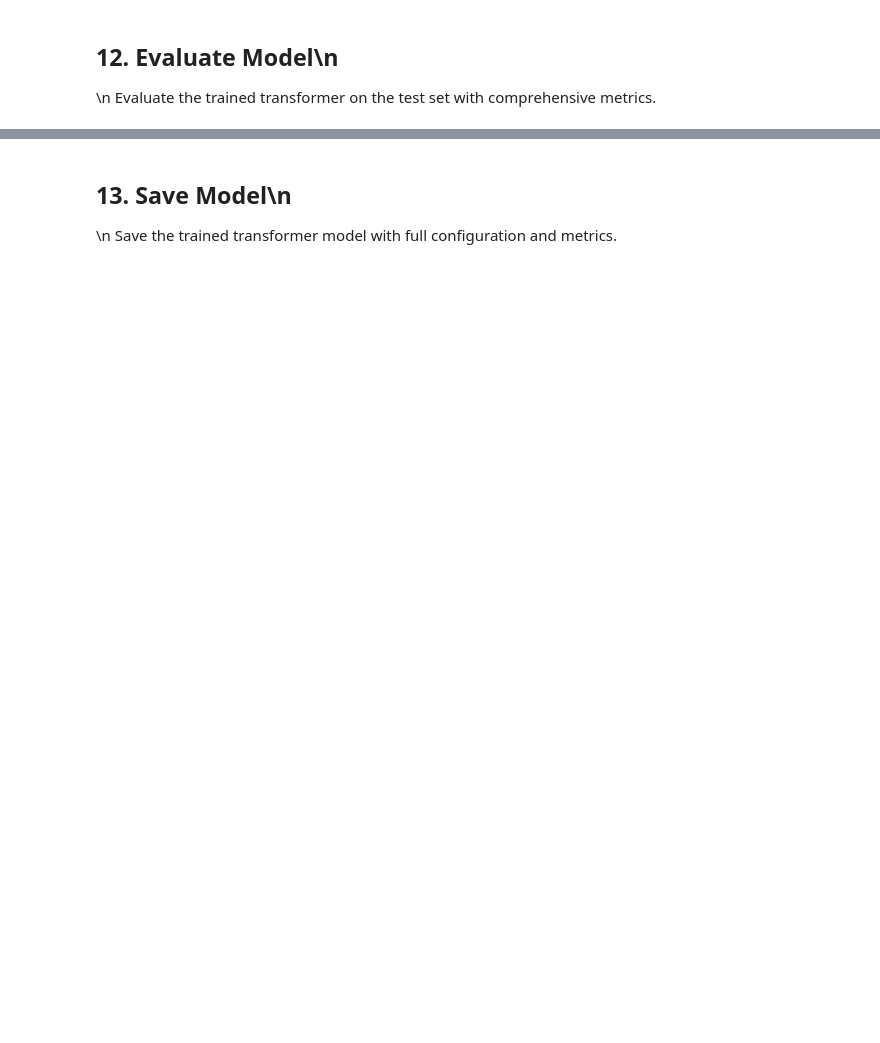
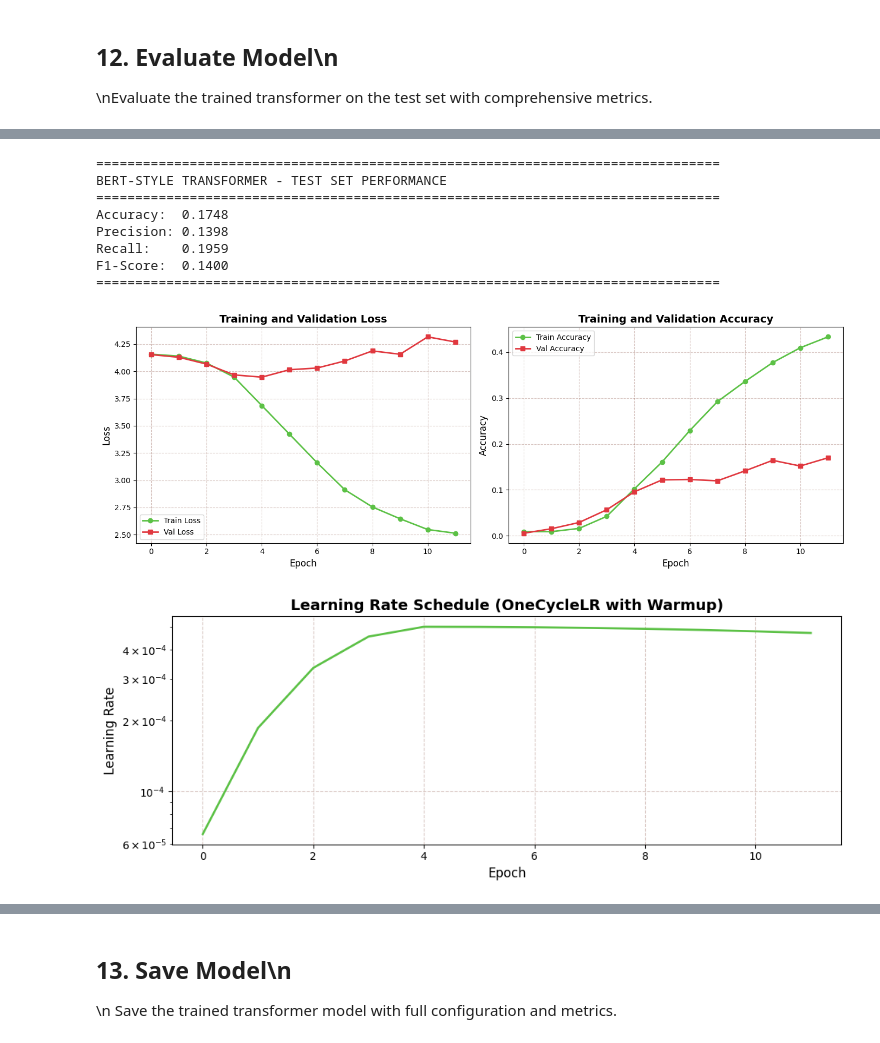
Before and after one commit to Dentriciche/Project_SP, a Jupyter notebook: 03 - Model Building/transformer_bert_model.ipynb, the cells around one changed output, grey strips where cells are left out. Saved outputs shown, nothing was run; the diff lists cells and outputs as text; code cells hidden in the pictures; blank space fills up the shorter version.

```diff
--- a/03 - Model Building/transformer_bert_model.ipynb
+++ b/03 - Model Building/transformer_bert_model.ipynb
@@ -571,4 +588,6 @@ Evaluate the trained transformer on the test set with comprehensive metrics.
 # %%
+from evaluate_models import COLOR_DICT, SP_BLUE, SP_ORANGE, SP_GREEN, SP_BROWN, SP_RED
+
 def evaluate_transformer(model, loader):
     """Evaluate transformer model on a dataset."""
     model.eval()
@@ -598,51 +617,62 @@ def evaluate_transformer(model, loader):
 
 
 # Evaluate on test set
 test_metrics, test_preds, test_labels_list = evaluate_transformer(model, test_loader)
 
 # Print results
 print("=" * 80)
 print("BERT-STYLE TRANSFORMER - TEST SET PERFORMANCE")
 print("=" * 80)
 print(f"Accuracy:  {test_metrics['accuracy']:.4f}")
 print(f"Precision: {test_metrics['precision']:.4f}")
 print(f"Recall:    {test_metrics['recall']:.4f}")
 print(f"F1-Score:  {test_metrics['f1_score']:.4f}")
 print("=" * 80)
 
 # Plot training history
 fig, axes = plt.subplots(1, 2, figsize=(14, 5))
 
 # Loss curves
-axes[0].plot(results['history']['train_loss'], label='Train Loss', marker='o')
-axes[0].plot(results['history']['val_loss'], label='Val Loss', marker='s')
-axes[0].set_xlabel('Epoch')
-axes[0].set_ylabel('Loss')
-axes[0].set_title('Training and Validation Loss')
-axes[0].legend()
-axes[0].grid(True, alpha=0.3)
+axes[0].plot(results['history']['train_loss'], label='Train Loss', marker='o', color=SP_GREEN, linewidth=2)
+axes[0].plot(results['history']['val_loss'], label='Val Loss', marker='s', color=SP_RED, linewidth=2)
+axes[0].set_xlabel('Epoch', fontsize=12)
+axes[0].set_ylabel('Loss', fontsize=12)
+axes[0].set_title('Training and Validation Loss', fontweight='bold', fontsize=14)
+axes[0].legend(fontsize=10)
+axes[0].grid(True, alpha=0.3, color=SP_BROWN, linestyle='--')
 
 # Accuracy curves
-axes[1].plot(results['history']['train_acc'], label='Train Accuracy', marker='o')
-axes[1].plot(results['history']['val_acc'], label='Val Accuracy', marker='s')
-axes[1].set_xlabel('Epoch')
-axes[1].set_ylabel('Accuracy')
-axes[1].set_title('Training and Validation Accuracy')
-axes[1].legend()
-axes[1].grid(True, alpha=0.3)
+axes[1].plot(results['history']['train_acc'], label='Train Accuracy', marker='o', color=SP_GREEN, linewidth=2)
+axes[1].plot(results['history']['val_acc'], label='Val Accuracy', marker='s', color=SP_RED, linewidth=2)
+axes[1].set_xlabel('Epoch', fontsize=12)
+axes[1].set_ylabel('Accuracy', fontsize=12)
+axes[1].set_title('Training and Validation Accuracy', fontweight='bold', fontsize=14)
+axes[1].legend(fontsize=10)
+axes[1].grid(True, alpha=0.3, color=SP_BROWN, linestyle='--')
 
 plt.tight_layout()
-plt.savefig(f'transformer_bert_k{K}_training_history.png', dpi=150, bbox_inches='tight')
+plt.savefig(f'transformer_bert_k{len(set(train_labels))}_training_history.png', dpi=150, bbox_inches='tight')
 plt.show()
 
 # Plot learning rate schedule
 plt.figure(figsize=(10, 4))
-plt.plot(results['history']['lr'])
-plt.xlabel('Epoch')
-plt.ylabel('Learning Rate')
-plt.title('Learning Rate Schedule (OneCycleLR with Warmup)')
-plt.grid(True, alpha=0.3)
+plt.plot(results['history']['lr'], color=SP_GREEN, linewidth=2)
+plt.xlabel('Epoch', fontsize=12)
+plt.ylabel('Learning Rate', fontsize=12)
+plt.title('Learning Rate Schedule (OneCycleLR with Warmup)', fontweight='bold', fontsize=14)
+plt.grid(True, alpha=0.3, color=SP_BROWN, linestyle='--')
 plt.yscale('log')
 plt.tight_layout()
-plt.savefig(f'transformer_bert_k{K}_lr_schedule.png', dpi=150, bbox_inches='tight')
+plt.savefig(f'transformer_bert_k{len(set(train_labels))}_lr_schedule.png', dpi=150, bbox_inches='tight')
 plt.show()
+# %% [output]
+================================================================================
+BERT-STYLE TRANSFORMER - TEST SET PERFORMANCE
+================================================================================
+Accuracy:  0.1748
+Precision: 0.1398
+Recall:    0.1959
+F1-Score:  0.1400
+================================================================================
+[figure, added]
+[figure, added]
```
Also changed, not shown: parts of 19 cells of this notebook, 6 other files.
